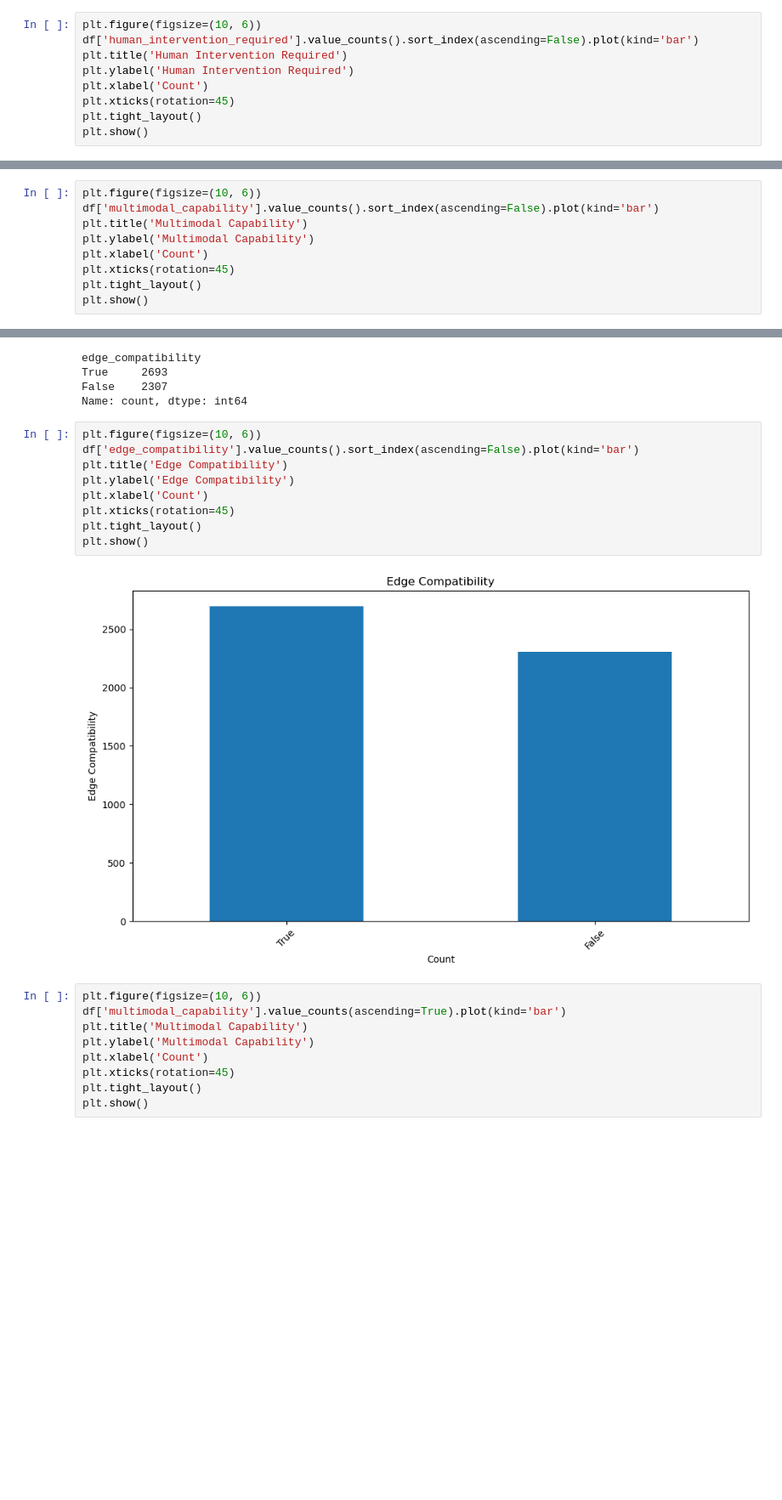
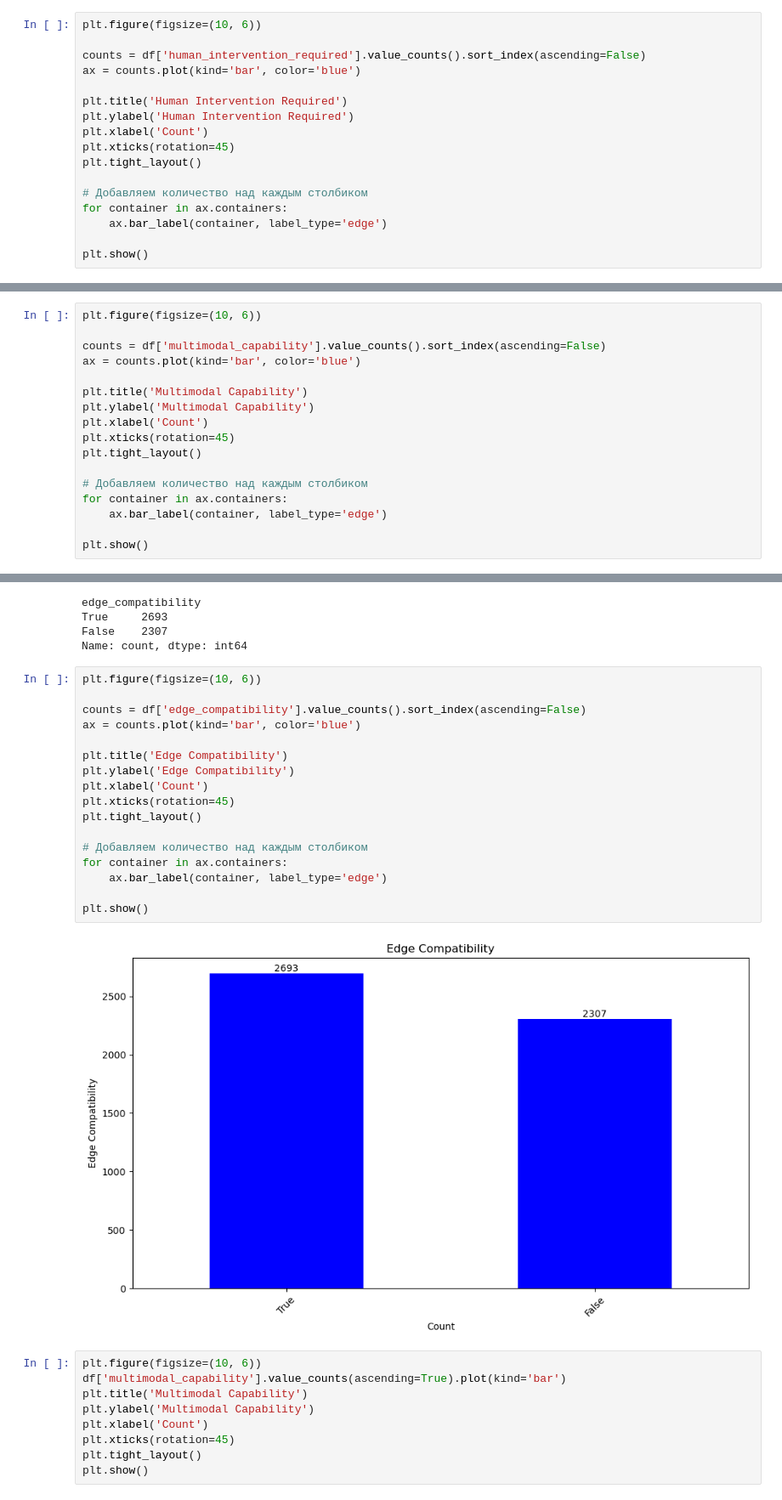
Before and after one commit to EvgenieTiv/DataAnalysisProject, a Jupyter notebook: basic_data_research.ipynb, the cells around one changed output, grey strips where cells are left out. Shown: that part at 85% size. Drawn from its saved outputs; the diff is of its cells as text; blank space fills up the shorter version.

Commit message:
Update on graphs

```diff
--- a/basic_data_research.ipynb
+++ b/basic_data_research.ipynb
@@ -280,11 +280,19 @@ False     607
 Name: count, dtype: int64
 # %%
 plt.figure(figsize=(10, 6))
-df['human_intervention_required'].value_counts().sort_index(ascending=False).plot(kind='bar')
+
+counts = df['human_intervention_required'].value_counts().sort_index(ascending=False)
+ax = counts.plot(kind='bar', color='blue')
+
 plt.title('Human Intervention Required')
 plt.ylabel('Human Intervention Required')
 plt.xlabel('Count')
 plt.xticks(rotation=45)
 plt.tight_layout()
+
+# Добавляем количество над каждым столбиком
+for container in ax.containers:
+    ax.bar_label(container, label_type='edge')
+
 plt.show()
 # %% [output]
@@ -324,11 +332,19 @@ True      740
 Name: count, dtype: int64
 # %%
 plt.figure(figsize=(10, 6))
-df['multimodal_capability'].value_counts().sort_index(ascending=False).plot(kind='bar')
+
+counts = df['multimodal_capability'].value_counts().sort_index(ascending=False)
+ax = counts.plot(kind='bar', color='blue')
+
 plt.title('Multimodal Capability')
 plt.ylabel('Multimodal Capability')
 plt.xlabel('Count')
 plt.xticks(rotation=45)
 plt.tight_layout()
+
+# Добавляем количество над каждым столбиком
+for container in ax.containers:
+    ax.bar_label(container, label_type='edge')
+
 plt.show()
 # %% [output]
@@ -357,15 +373,23 @@ False    2307
 Name: count, dtype: int64
 # %%
 plt.figure(figsize=(10, 6))
-df['edge_compatibility'].value_counts().sort_index(ascending=False).plot(kind='bar')
+
+counts = df['edge_compatibility'].value_counts().sort_index(ascending=False)
+ax = counts.plot(kind='bar', color='blue')
+
 plt.title('Edge Compatibility')
 plt.ylabel('Edge Compatibility')
 plt.xlabel('Count')
 plt.xticks(rotation=45)
 plt.tight_layout()
+
+# Добавляем количество над каждым столбиком
+for container in ax.containers:
+    ax.bar_label(container, label_type='edge')
+
 plt.show()
 # %% [output]
-[figure, old version]
+[figure, new version]
 # %%
 plt.figure(figsize=(10, 6))
 df['multimodal_capability'].value_counts(ascending=True).plot(kind='bar')
```
Also changed, not shown: parts of 3 cells of this notebook.
